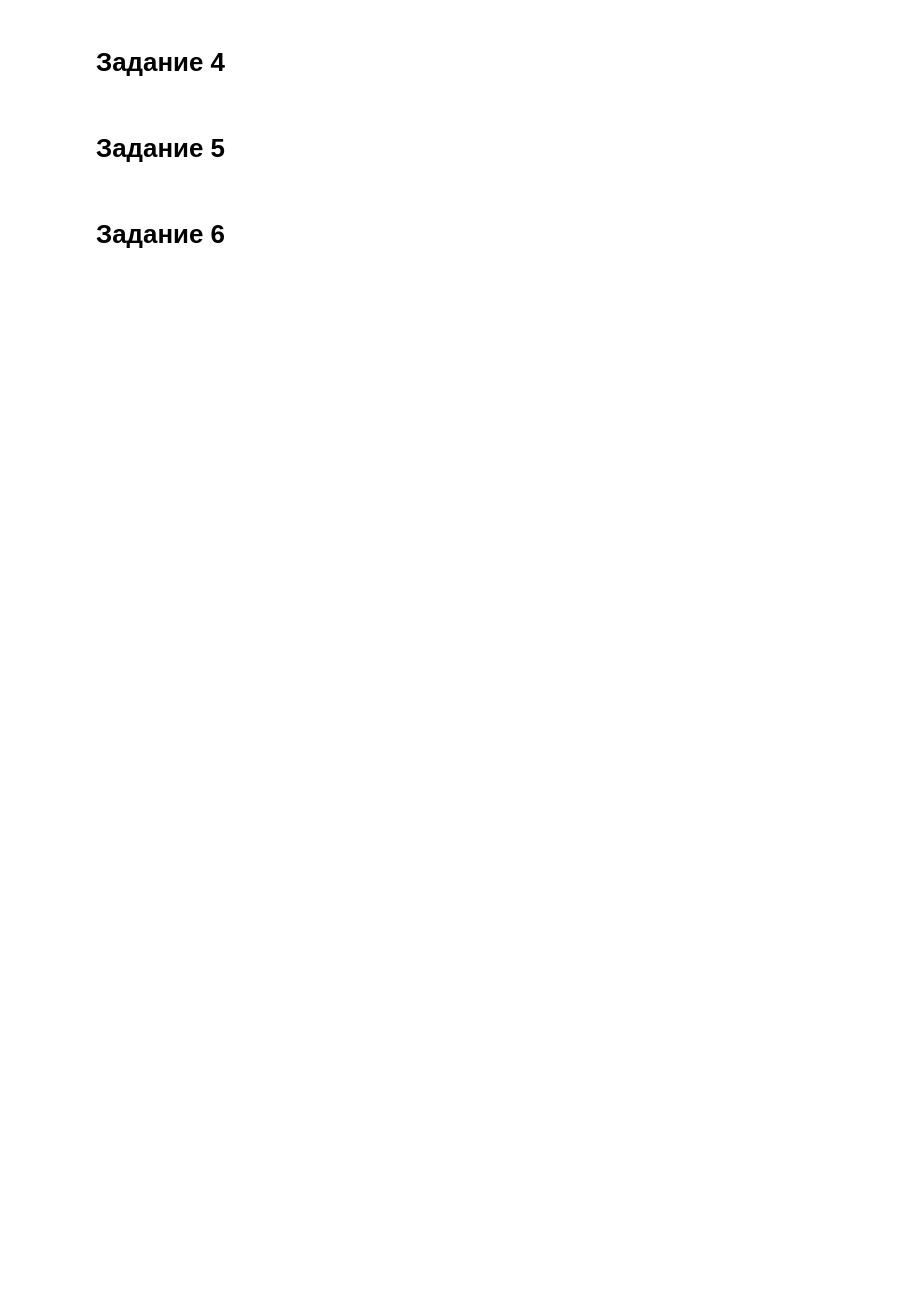
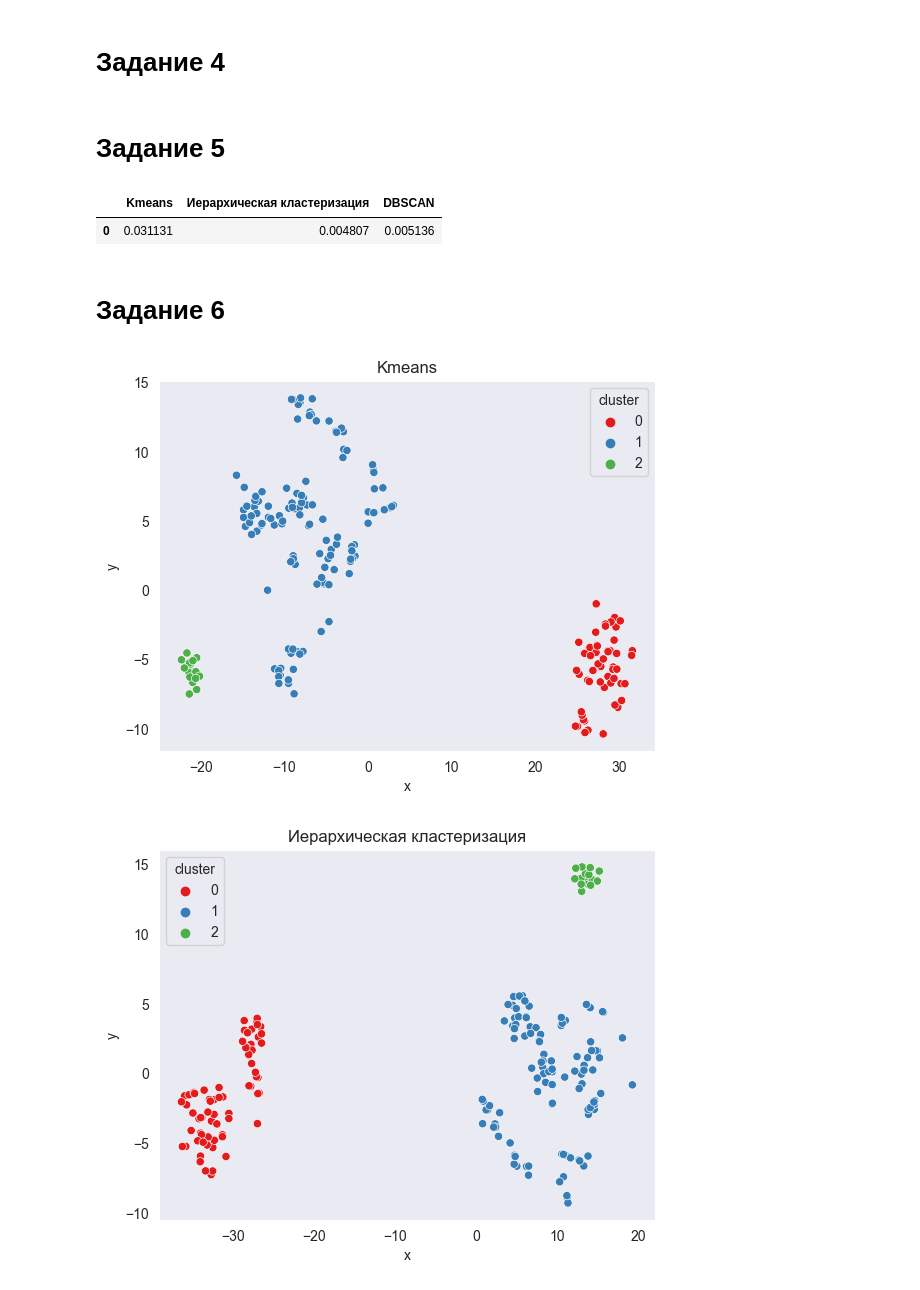
Before and after one commit to daweedchb/Bigdata, a Jupyter notebook: PR11/PR11.ipynb, the cells around one changed output. Drawn from its saved outputs; the diff is of its cells as text; code cells hidden in the pictures; blank space fills up the shorter version.

```diff
--- a/PR11/PR11.ipynb
+++ b/PR11/PR11.ipynb
@@ -83,6 +113,58 @@ plt.show()
 # %% [markdown]
 # Задание 4
+# %%
+start = time.time()
+model3 = DBSCAN(eps=0.5, min_samples=5)
+clastering = model3.fit(D)
+DBSCAN_time = time.time() - start
+D_DBSCAN = D.copy()
+D_DBSCAN['cluster'] = clastering.labels_
 # %% [markdown]
 # Задание 5
+# %%
+data = {'Kmeans': [kmeans_time], 'Иерархическая кластеризация': [agglomerative_time], 'DBSCAN': [DBSCAN_time]}
+df = pd.DataFrame(data, columns=['Kmeans', 'Иерархическая кластеризация', 'DBSCAN'])
+df
+# %% [output]
+|  | Kmeans | Иерархическая кластеризация | DBSCAN |
+| 0 | 0.031131 | 0.004807 | 0.005136 |
 # %% [markdown]
 # Задание 6
+# %%
+perplexity = 25
+
+T = TSNE(n_components=2, random_state=123, perplexity=perplexity)
+TSNE_features = T.fit_transform(D_Kmeans)
+t_data = D_Kmeans.copy()
+t_data['x'] = TSNE_features[:, 0]
+t_data['y'] = TSNE_features[:, 1]
+fig = plt.figure()
+plt.grid()
+sns.scatterplot(x='x', y='y', hue='cluster', data=t_data, palette='Set1')
+plt.title('Kmeans')
+plt.show()
+
+T = TSNE(n_components=2, random_state=123, perplexity=perplexity)
+TSNE_features = T.fit_transform(D_Agglomerative)
+t_data = D_Agglomerative.copy()
+t_data['x'] = TSNE_features[:, 0]
+t_data['y'] = TSNE_features[:, 1]
+fig = plt.figure()
+plt.grid()
+sns.scatterplot(x='x', y='y', hue='cluster', data=t_data, palette='Set1')
+plt.title('Иерархическая кластеризация')
+plt.show()
+
+T = TSNE(n_components=2, random_state=123, perplexity=perplexity)
+TSNE_features = T.fit_transform(D_DBSCAN)
+t_data = D_DBSCAN.copy()
+t_data['x'] = TSNE_features[:, 0]
+t_data['y'] = TSNE_features[:, 1]
+fig = plt.figure()
+plt.grid()
+sns.scatterplot(x='x', y='y', hue='cluster', data=t_data, palette='Set1')
+plt.title('DBSCAN')
+plt.show()
+# %% [output]
+[figure, added]
+[figure, added]
```
Also changed, not shown: parts of 3 cells of this notebook, 7 other files.
